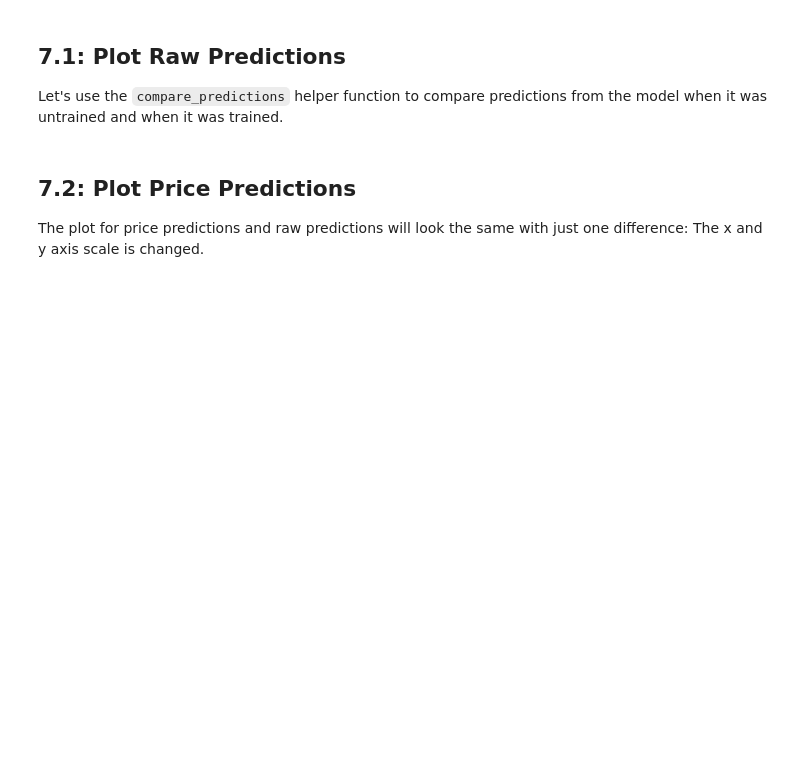
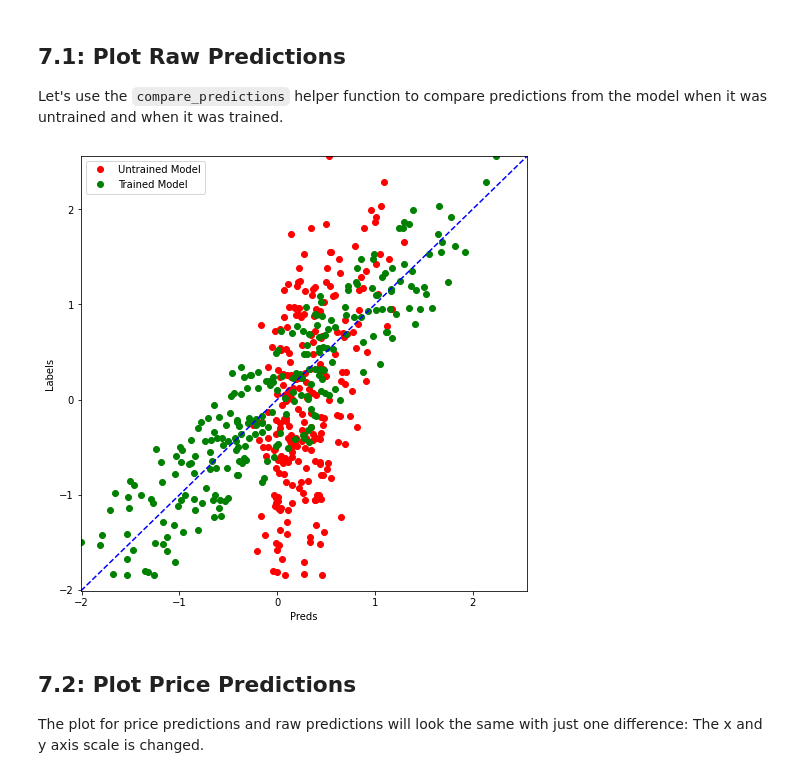
Before and after one commit to abinshahameer/Predicting-House-Prices-with-Regression-using-TensorFlow, a Jupyter notebook: TensorFlow Beginner - Predicting House Prices with Regression.ipynb, the cells around one changed output. Cells and saved outputs as stored; diff of their text form; code cells hidden in the pictures; blank space fills up the shorter version.

```diff
--- a/TensorFlow Beginner - Predicting House Prices with Regression.ipynb
+++ b/TensorFlow Beginner - Predicting House Prices with Regression.ipynb
@@ -155,6 +245,11 @@ Let's use the `plot_loss` helper function to take a look training and validation
 ## 7.1: Plot Raw Predictions
 
 Let's use the `compare_predictions` helper function to compare predictions from the model when it was untrained and when it was trained.
+# %%
+preds_on_trained=model.predict(x_test)
+compare_predictions(preds_on_untrained,preds_on_trained,y_test)
+# %% [output]
+[figure, added]
 # %% [markdown]
 ## 7.2: Plot Price Predictions
 
```
Also changed, not shown: parts of 7 cells of this notebook.
